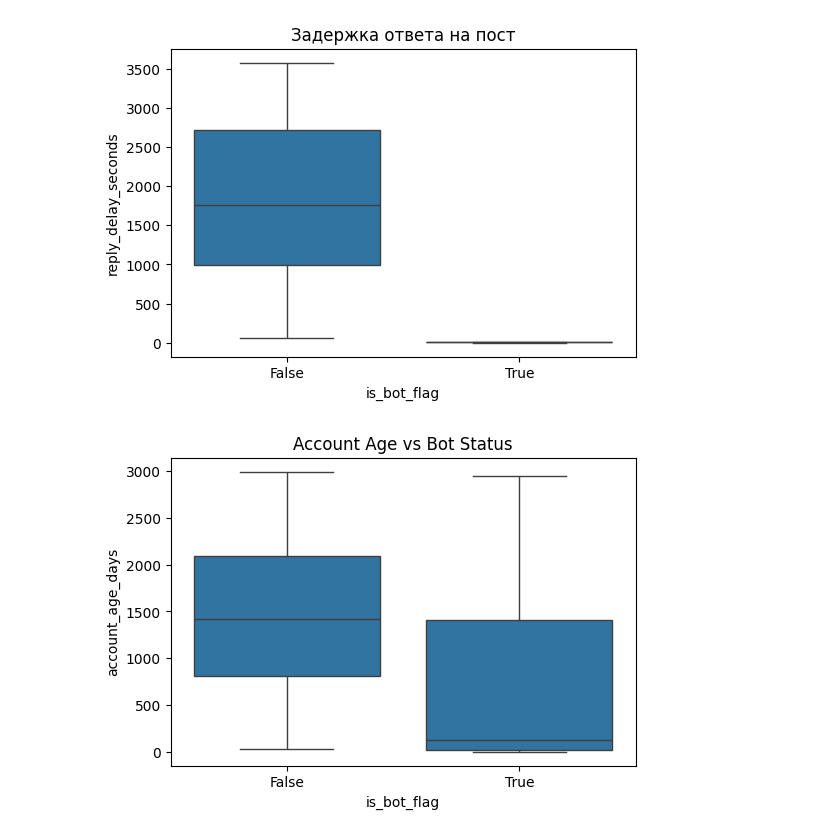
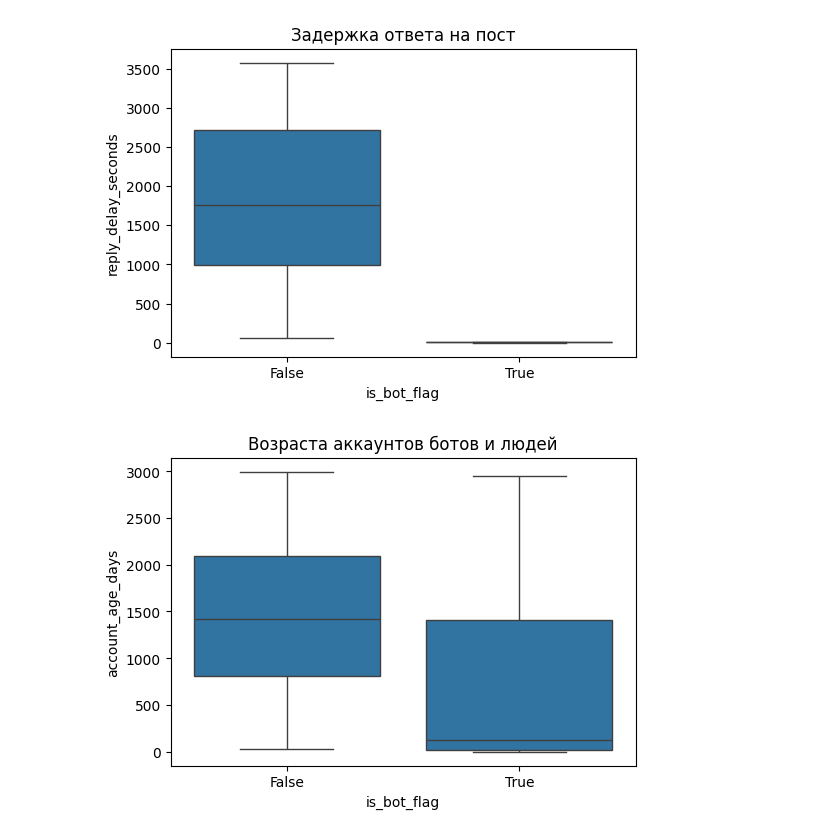
Before and after one commit to ollxel/reddit-bots, a Jupyter notebook: bot-predict.ipynb, the cells around one changed output. Saved outputs shown, nothing was run; the diff lists cells and outputs as text; code cells hidden in the pictures.

```diff
--- a/bot-predict.ipynb
+++ b/bot-predict.ipynb
@@ -94,10 +82,10 @@ plt.show()
 # %%
 plt.figure(figsize=(6,4))
 sns.boxplot(x="is_bot_flag", y="account_age_days", data=data2)
-plt.title("Account Age vs Bot Status")
+plt.title("Возраста аккаунтов ботов и людей")
 plt.show()
 # %% [output]
-[figure, old version]
+[figure, new version]
 # %%
 importances = pd.Series(model.feature_importances_, index=features)
 importances.sort_values().plot(kind="barh")
```
Also changed, not shown: parts of 4 cells of this notebook, 1 other file.
